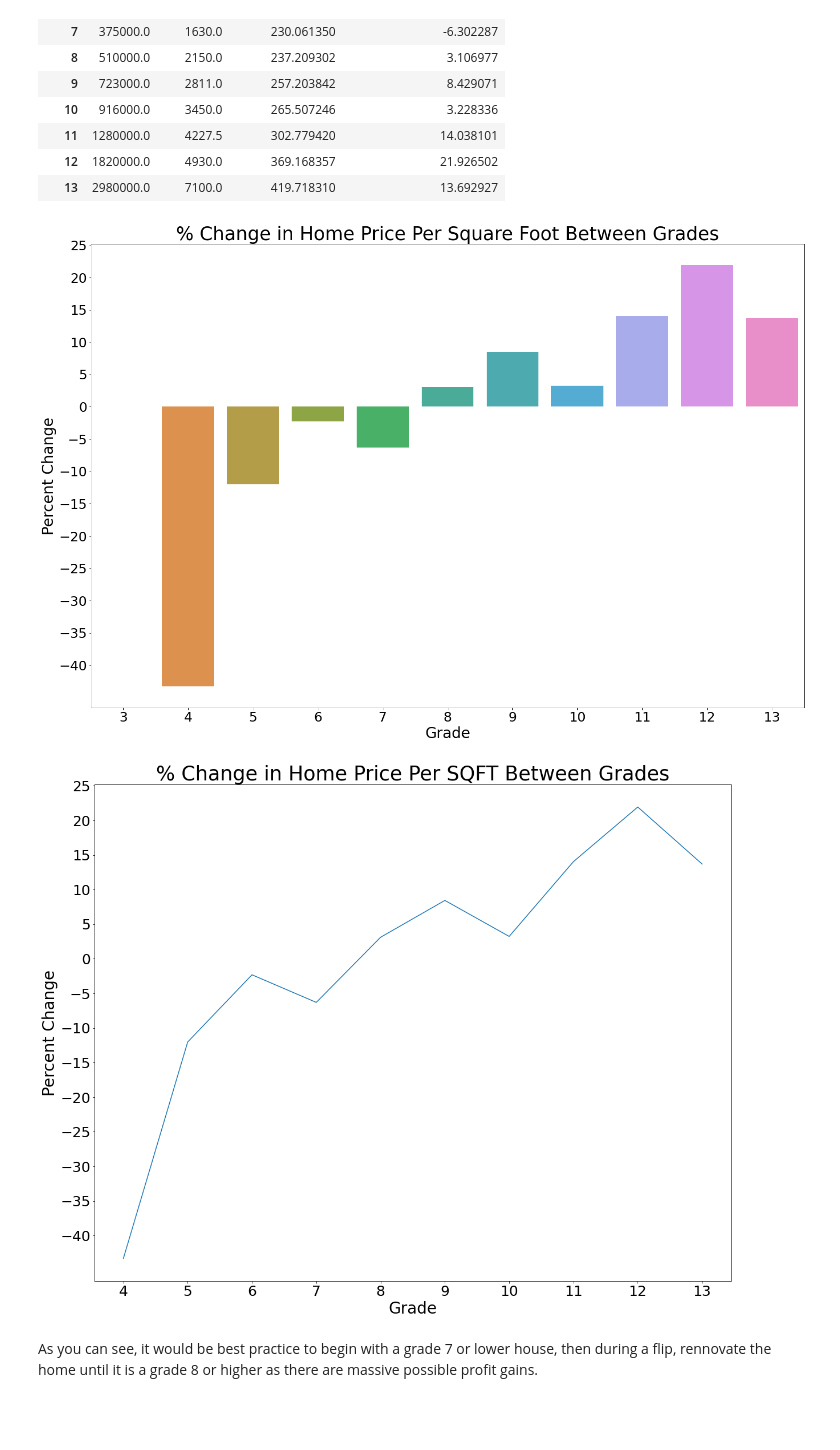
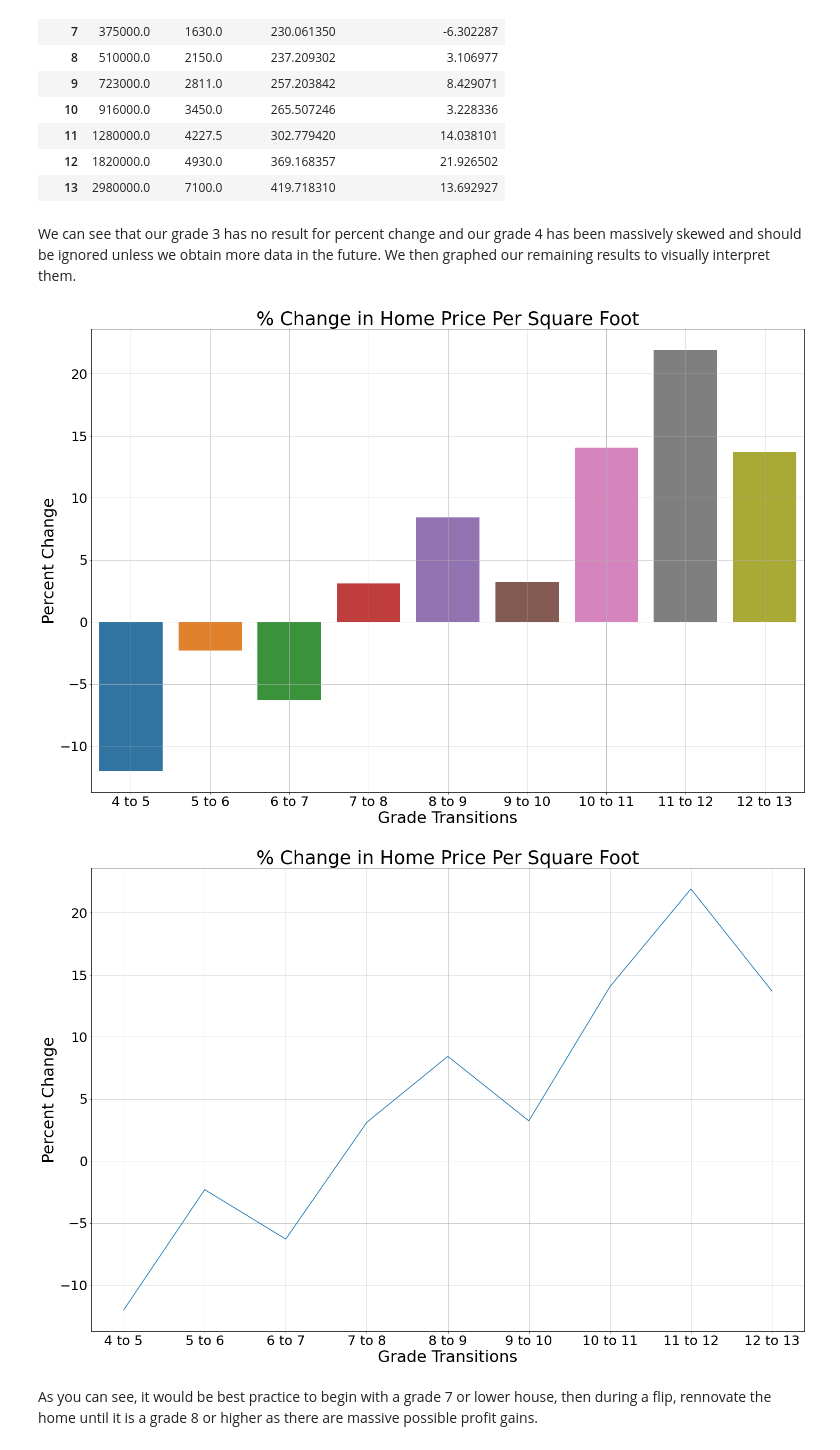
Before and after one commit to soohojp/Phase2_Project, a Jupyter notebook: Price_Grade_Sqft.ipynb, the cells around one changed output. Saved outputs shown, nothing was run; the diff lists cells and outputs as text; code cells hidden in the pictures; blank space fills up the shorter version.

Commit message:
Updated graphs

```diff
--- a/Price_Grade_Sqft.ipynb
+++ b/Price_Grade_Sqft.ipynb
@@ -199,26 +199,31 @@ med_price_by_grade
 | 11 | 1280000.0 | 4227.5 | 302.779420 | 14.038101 |
 | 12 | 1820000.0 | 4930.0 | 369.168357 | 21.926502 |
 | 13 | 2980000.0 | 7100.0 | 419.718310 | 13.692927 |
+# %% [markdown]
+We can see that our grade 3 has no result for percent change and our grade 4 has been massively skewed and should be ignored unless we obtain more data in the future. We then graphed our remaining results to visually interpret them.
+# %%
+label_col = med_price_by_grade
+label_col["label"] = label_col.index.map(lambda x: f'{x-1} to {x}')
+label_5 = np.array(label_col.label[2:])
 # %%
 plt.figure (figsize=(24,16))
-ax = sns.barplot(x=ind, y = med_price_by_grade.percent_change_by_grade)
-ax.set_xlabel("Grade", fontsize = 28)
-ax.set_ylabel("Percent Change", fontsize = 28)
-ax.set_title("% Change in Home Price Per Square Foot Between Grades", fontsize = 35)
-ax.set_yticks(range(-40,30,5))
+ax = sns.barplot(x=label_5, y = med_price_by_grade.percent_change_by_grade[2:])
+ax.set_xlabel("Grade Transitions", fontsize = 30)
+ax.set_ylabel("Percent Change", fontsize = 30)
+ax.set_title("% Change in Home Price Per Square Foot", fontsize = 35)
 plt.tick_params(axis='both', which='major', labelsize=25);
+plt.grid()
 # %% [output]
-[figure, old version]
+[figure, new version]
 # %%
-plt.figure (figsize=(20,16))
-ax = sns.lineplot(x=ind, y = med_price_by_grade.percent_change_by_grade)
-ax.set_xlabel("Grade", fontsize = 28)
-ax.set_ylabel("Percent Change", fontsize = 28)
-ax.set_title("% Change in Home Price Per SQFT Between Grades", fontsize = 35)
-ax.set_yticks(range(-40,30,5))
-ax.set_xticks(range(4,14,1))
-plt.tick_params(axis='both', which='major', labelsize=25)
+plt.figure (figsize=(24,16))
+ax = sns.lineplot(x=label_5, y = med_price_by_grade.percent_change_by_grade[2:])
+ax.set_xlabel("Grade Transitions", fontsize = 30)
+ax.set_ylabel("Percent Change", fontsize = 30)
+ax.set_title("% Change in Home Price Per Square Foot", fontsize = 35)
+plt.tick_params(axis='both', which='major', labelsize=25);
+plt.grid()
 # %% [output]
-[figure, old version]
+[figure, new version]
 # %% [markdown]
 As you can see, it would be best practice to begin with a grade 7 or lower house, then during a flip, rennovate the home until it is a grade 8 or higher as there are massive possible profit gains.
```
Also changed, not shown: parts of 4 cells of this notebook.
